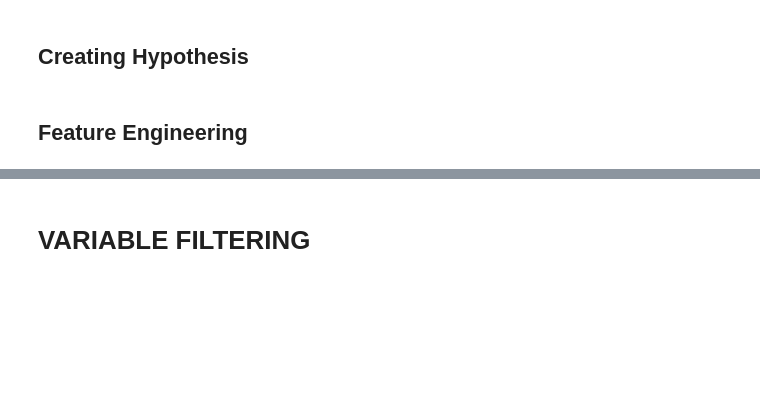
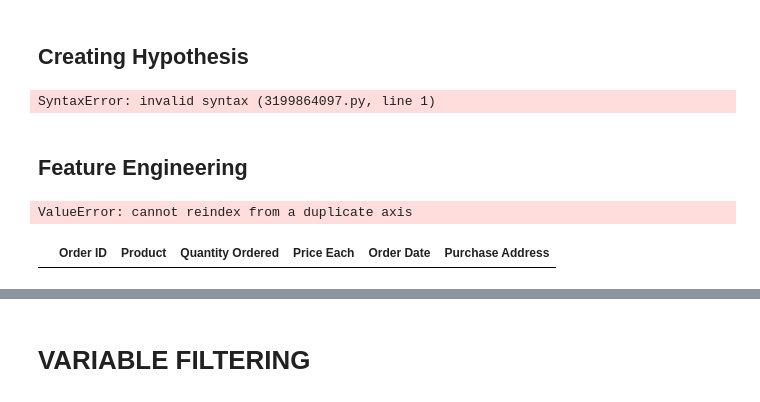
Before and after one commit to marxcerqueira/Exploratory-Data-Analysis, a Jupyter notebook: Sales-Data/Sales_Analysis.ipynb, the cells around one changed output, grey strips where cells are left out. Saved outputs shown, nothing was run; the diff lists cells and outputs as text; code cells hidden in the pictures; blank space fills up the shorter version.

```diff
--- a/Sales-Data/Sales_Analysis.ipynb
+++ b/Sales-Data/Sales_Analysis.ipynb
@@ -453,11 +441,30 @@ H8. What product sold the most? WHy do you think it did?
+# %%
+H1. The best month to sell is november
+H2. The sales are higher before the 15th day of the month
+H3. The better quater to sell is the 4th
+
+H4. What state sold the most product
+H5. What city sold the most product
+
+H6. What time should we display a advertisement
+
+H7. What products are most often sold together
+H8. What product sold the most? WHy do you think it did?
+# %% [output]
+SyntaxError: invalid syntax (3199864097.py, line 1)
 # %% [markdown]
 ## Feature Engineering
 # %%
 #day
+df2['day'] = df2['order_date'].dt.day
+#month
+df2['month'] = df2['order_date'].dt.month
 
-#month
+#year
+df2['year'] = df2['order_date'].dt.year
 
 #quarter
+df['quarter'] = df2['order_date'].dt.to_period('Q')
 
 #time
 
@@ -466,3 +473,9 @@ H8. What product sold the most? WHy do you think it did?
 #city
 
 #type of products
+# %% [output]
+ValueError: cannot reindex from a duplicate axis
+# %%
+df[df.index.duplicated()]
+# %% [output]
+|  | Order ID | Product | Quantity Ordered | Price Each | Order Date | Purchase Address |
```
Also changed, not shown: parts of 75 cells of this notebook.
